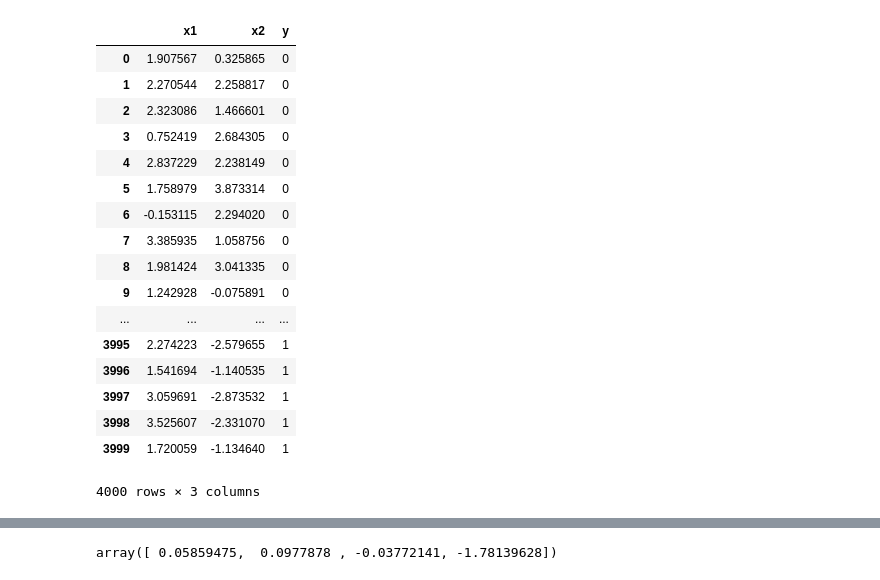
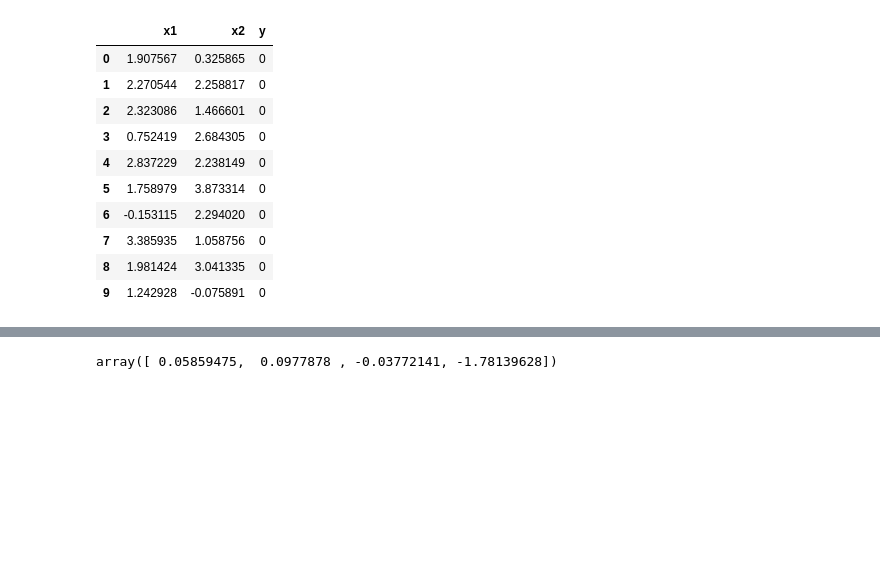
Before and after one commit to Palumboss/class, a Jupyter notebook: Homework8_logistic/XOR.ipynb, the cells around one changed output, grey strips where cells are left out. Drawn from its saved outputs; the diff is of its cells as text; code cells hidden in the pictures; blank space fills up the shorter version.

```diff
--- a/Homework8_logistic/XOR.ipynb
+++ b/Homework8_logistic/XOR.ipynb
@@ -7,26 +7,19 @@ import os
 %matplotlib inline
 # %%
 data = pd.read_csv("/home/techfield/class/Homework8_logistic/xor.csv")
-data
+data[:10]
 # %% [output]
 |  | x1 | x2 | y |
 | 0 | 1.907567 | 0.325865 | 0 |
 | 1 | 2.270544 | 2.258817 | 0 |
 | 2 | 2.323086 | 1.466601 | 0 |
 | 3 | 0.752419 | 2.684305 | 0 |
 | 4 | 2.837229 | 2.238149 | 0 |
 | 5 | 1.758979 | 3.873314 | 0 |
 | 6 | -0.153115 | 2.294020 | 0 |
 | 7 | 3.385935 | 1.058756 | 0 |
 | 8 | 1.981424 | 3.041335 | 0 |
 | 9 | 1.242928 | -0.075891 | 0 |
-| ... | ... | ... | ... |
-| 3995 | 2.274223 | -2.579655 | 1 |
-| 3996 | 1.541694 | -1.140535 | 1 |
-| 3997 | 3.059691 | -2.873532 | 1 |
-| 3998 | 3.525607 | -2.331070 | 1 |
-| 3999 | 1.720059 | -1.134640 | 1 |
-4000 rows × 3 columns
 # %%
 y = data.iloc[:,2]
 # %%
```
Also changed, not shown: parts of 3 cells of this notebook, 7 other files.
